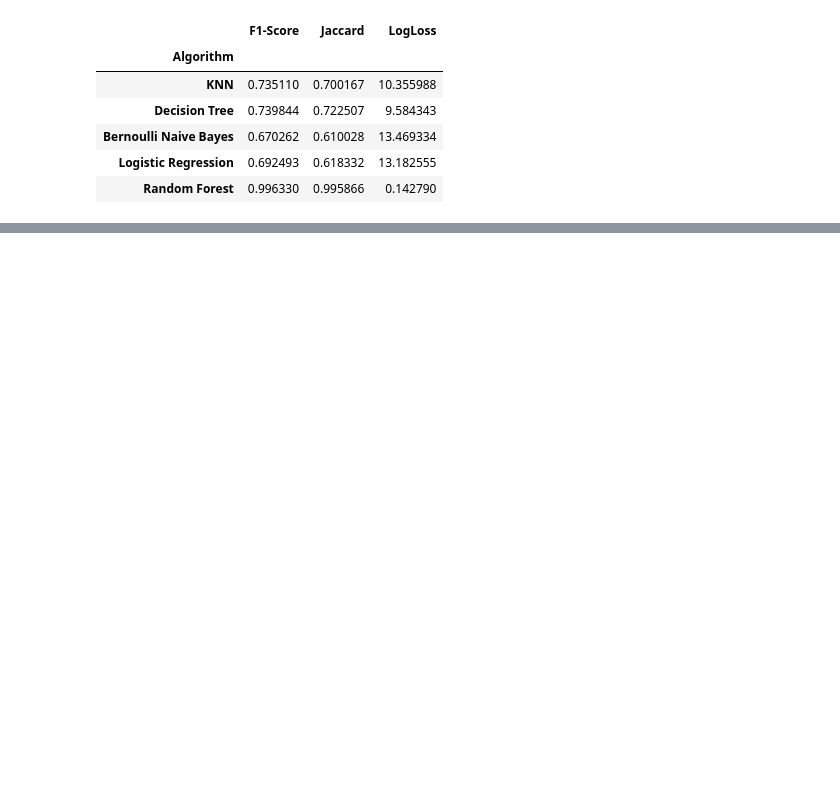
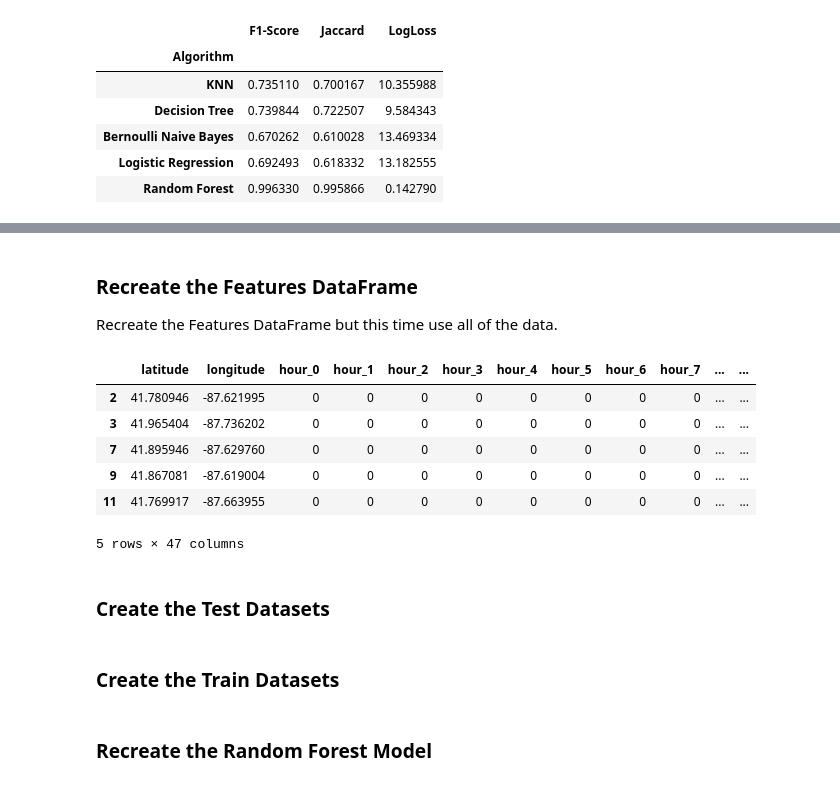
Before and after one commit to sunilsinghuk/Applied-Data-Science_Coursera, a Jupyter notebook: BOTN-04-Modelling.ipynb, the cells around one changed output, grey strips where cells are left out. Drawn from its saved outputs; the diff is of its cells as text; code cells hidden in the pictures; blank space fills up the shorter version.

Commit message:
Final Version of Modelling Notebook

```diff
--- a/BOTN-04-Modelling.ipynb
+++ b/BOTN-04-Modelling.ipynb
@@ -304,0 +331,40 @@ results.to_pickle('./capstone_pickles/results.pkl')
+# %%
+# Import the Pickle of the Crimes DataFrame
+df_crimes = pd.read_pickle('./capstone_pickles/crimes.pkl')
+df_crimes.drop('index', inplace=True, axis=1)
+# %% [markdown]
+### Recreate the Features DataFrame
+
+Recreate the Features DataFrame but this time use all of the data.
+# %%
+# Start by copying the Latitude and Longitude to the new DataFrame
+df_features = df_crimes[['latitude', 'longitude']]
+
+# Next and One Hot Encoding of the hour, day and month variables
+df_features = df_features.join(pd.get_dummies(df_crimes.hour, prefix='hour'))
+df_features = df_features.join(pd.get_dummies(df_crimes.day_name))
+df_features = df_features.join(pd.get_dummies(df_crimes.month_name))
+
+# Finally add the ward & crimes column, copied from the original Primary Description column
+df_features['ward'] = df_crimes[['ward']]
+df_features['crimes'] = df_crimes[['primary_description']]
+
+# Create a list of the 2 most commonly occuring crimes
+top_two_crimes = df_features[['crimes', 'ward']].groupby(
+    ['crimes']).count().sort_values('ward', ascending=False)[:2].axes[0].tolist()
+
+# Create a smaller DataFrame of only the top two crimes
+df_features = df_features[df_features['crimes'].isin(top_two_crimes)].copy()
+# %%
+# Looking at the head of the features dataframe we can see the encoded labels
+df_features.head()
+# %% [output]
+|  | latitude | longitude | hour_0 | hour_1 | hour_2 | hour_3 | hour_4 | hour_5 | hour_6 | hour_7 | ... | ... |
+| 2 | 41.780946 | -87.621995 | 0 | 0 | 0 | 0 | 0 | 0 | 0 | 0 | ... | ... |
+| 3 | 41.965404 | -87.736202 | 0 | 0 | 0 | 0 | 0 | 0 | 0 | 0 | ... | ... |
+| 7 | 41.895946 | -87.629760 | 0 | 0 | 0 | 0 | 0 | 0 | 0 | 0 | ... | ... |
+| 9 | 41.867081 | -87.619004 | 0 | 0 | 0 | 0 | 0 | 0 | 0 | 0 | ... | ... |
+| 11 | 41.769917 | -87.663955 | 0 | 0 | 0 | 0 | 0 | 0 | 0 | 0 | ... | ... |
+5 rows × 47 columns
+# %% [markdown]
+### Create the Test Datasets
@@ -304,0 +379,2 @@ results.to_pickle('./capstone_pickles/results.pkl')
+# %% [markdown]
+### Create the Train Datasets
@@ -304,0 +389,2 @@ results.to_pickle('./capstone_pickles/results.pkl')
+# %% [markdown]
+### Recreate the Random Forest Model
```
Also changed, not shown: parts of 24 cells of this notebook.
